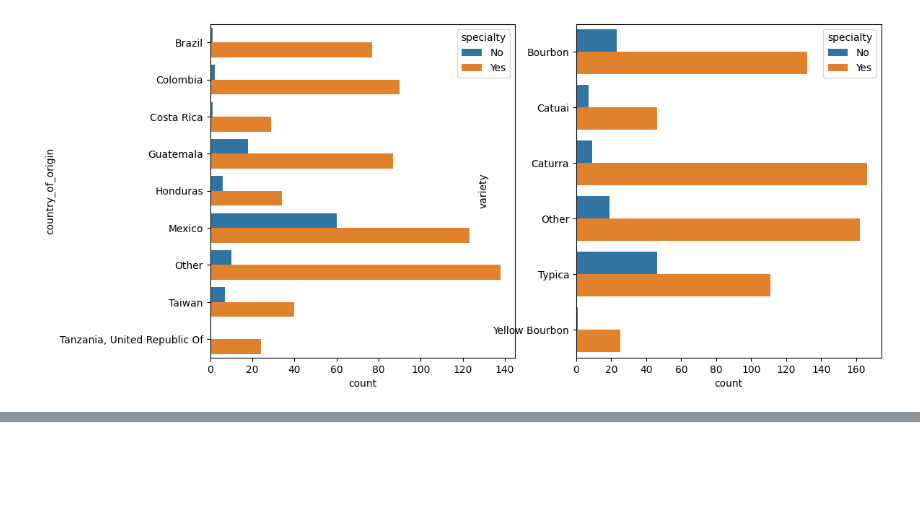
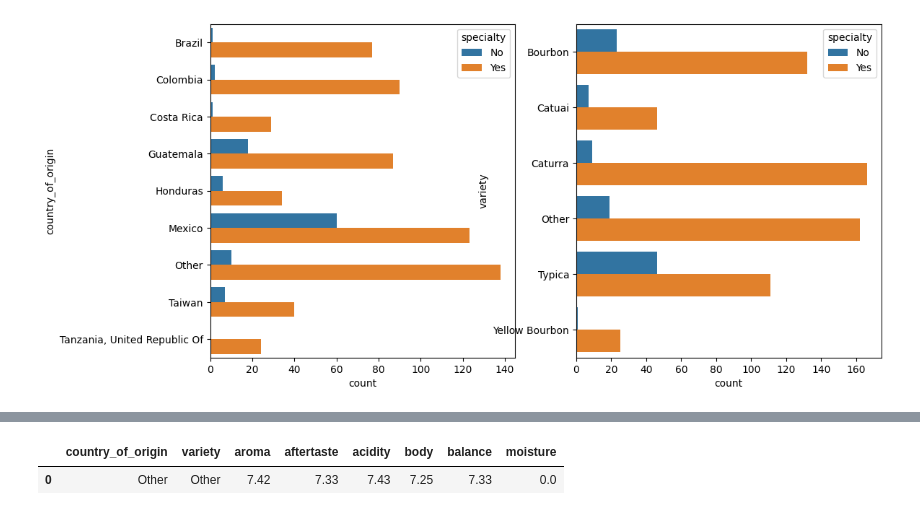
Before and after one commit to juandiegomade/coffee_quality, a Jupyter notebook: notebooks/notebook.ipynb, the cells around one changed output, grey strips where cells are left out. Cells and saved outputs as stored; diff of their text form; code cells hidden in the pictures; blank space fills up the shorter version.

```diff
--- a/notebooks/notebook.ipynb
+++ b/notebooks/notebook.ipynb
@@ -171,0 +235,8 @@ plt.show()
+# %%
+# Step 5. Test and save model
+example = [['Other','Other', 7.42, 7.33, 7.43, 7.25, 7.33, 0.0]]
+example_df = pd.DataFrame(data=example,columns=X_train.columns)
+example_df
+# %% [output]
+|  | country_of_origin | variety | aroma | aftertaste | acidity | body | balance | moisture |
+| 0 | Other | Other | 7.42 | 7.33 | 7.43 | 7.25 | 7.33 | 0.0 |
```
Also changed, not shown: parts of 4 cells of this notebook.
